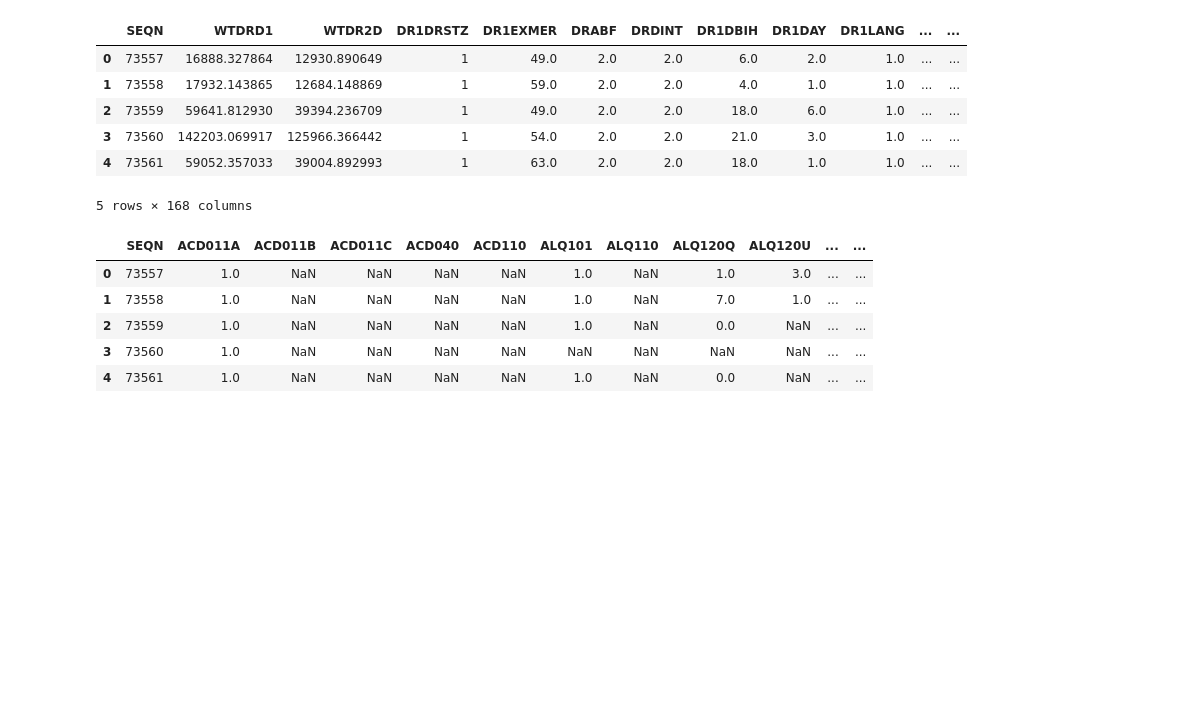
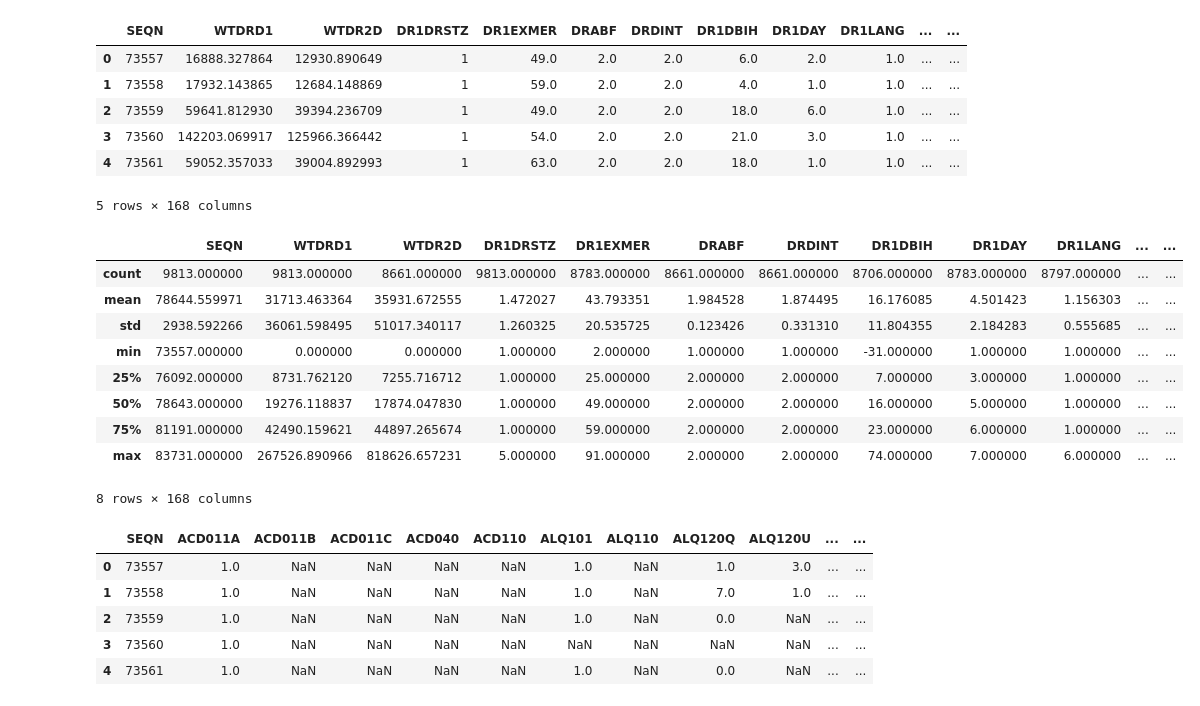
Before and after one commit to Cheffrey2000/dsc-mod-5-project-online-ds-ft-090919, a Jupyter notebook: Data Exploration.ipynb, the cells around one changed output. Cells and saved outputs as stored; diff of their text form; code cells hidden in the pictures; blank space fills up the shorter version.

```diff
--- a/Data Exploration.ipynb
+++ b/Data Exploration.ipynb
@@ -38,6 +25,19 @@ dietdf.head()
 | 3 | 73560 | 142203.069917 | 125966.366442 | 1 | 54.0 | 2.0 | 2.0 | 21.0 | 3.0 | 1.0 | ... | ... |
 | 4 | 73561 | 59052.357033 | 39004.892993 | 1 | 63.0 | 2.0 | 2.0 | 18.0 | 1.0 | 1.0 | ... | ... |
 5 rows × 168 columns
+# %%
+dietdf.describe()
+# %% [output]
+|  | SEQN | WTDRD1 | WTDR2D | DR1DRSTZ | DR1EXMER | DRABF | DRDINT | DR1DBIH | DR1DAY | DR1LANG | ... | ... |
+| count | 9813.000000 | 9813.000000 | 8661.000000 | 9813.000000 | 8783.000000 | 8661.000000 | 8661.000000 | 8706.000000 | 8783.000000 | 8797.000000 | ... | ... |
+| mean | 78644.559971 | 31713.463364 | 35931.672555 | 1.472027 | 43.793351 | 1.984528 | 1.874495 | 16.176085 | 4.501423 | 1.156303 | ... | ... |
+| std | 2938.592266 | 36061.598495 | 51017.340117 | 1.260325 | 20.535725 | 0.123426 | 0.331310 | 11.804355 | 2.184283 | 0.555685 | ... | ... |
+| min | 73557.000000 | 0.000000 | 0.000000 | 1.000000 | 2.000000 | 1.000000 | 1.000000 | -31.000000 | 1.000000 | 1.000000 | ... | ... |
+| 25% | 76092.000000 | 8731.762120 | 7255.716712 | 1.000000 | 25.000000 | 2.000000 | 2.000000 | 7.000000 | 3.000000 | 1.000000 | ... | ... |
+| 50% | 78643.000000 | 19276.118837 | 17874.047830 | 1.000000 | 49.000000 | 2.000000 | 2.000000 | 16.000000 | 5.000000 | 1.000000 | ... | ... |
+| 75% | 81191.000000 | 42490.159621 | 44897.265674 | 1.000000 | 59.000000 | 2.000000 | 2.000000 | 23.000000 | 6.000000 | 1.000000 | ... | ... |
+| max | 83731.000000 | 267526.890966 | 818626.657231 | 5.000000 | 91.000000 | 2.000000 | 2.000000 | 74.000000 | 7.000000 | 6.000000 | ... | ... |
+8 rows × 168 columns
 # %%
 quesdf = pd.read_csv('questionnaire.csv')
 quesdf.head()
```
Also changed, not shown: parts of 22 cells of this notebook, 2 other files.
